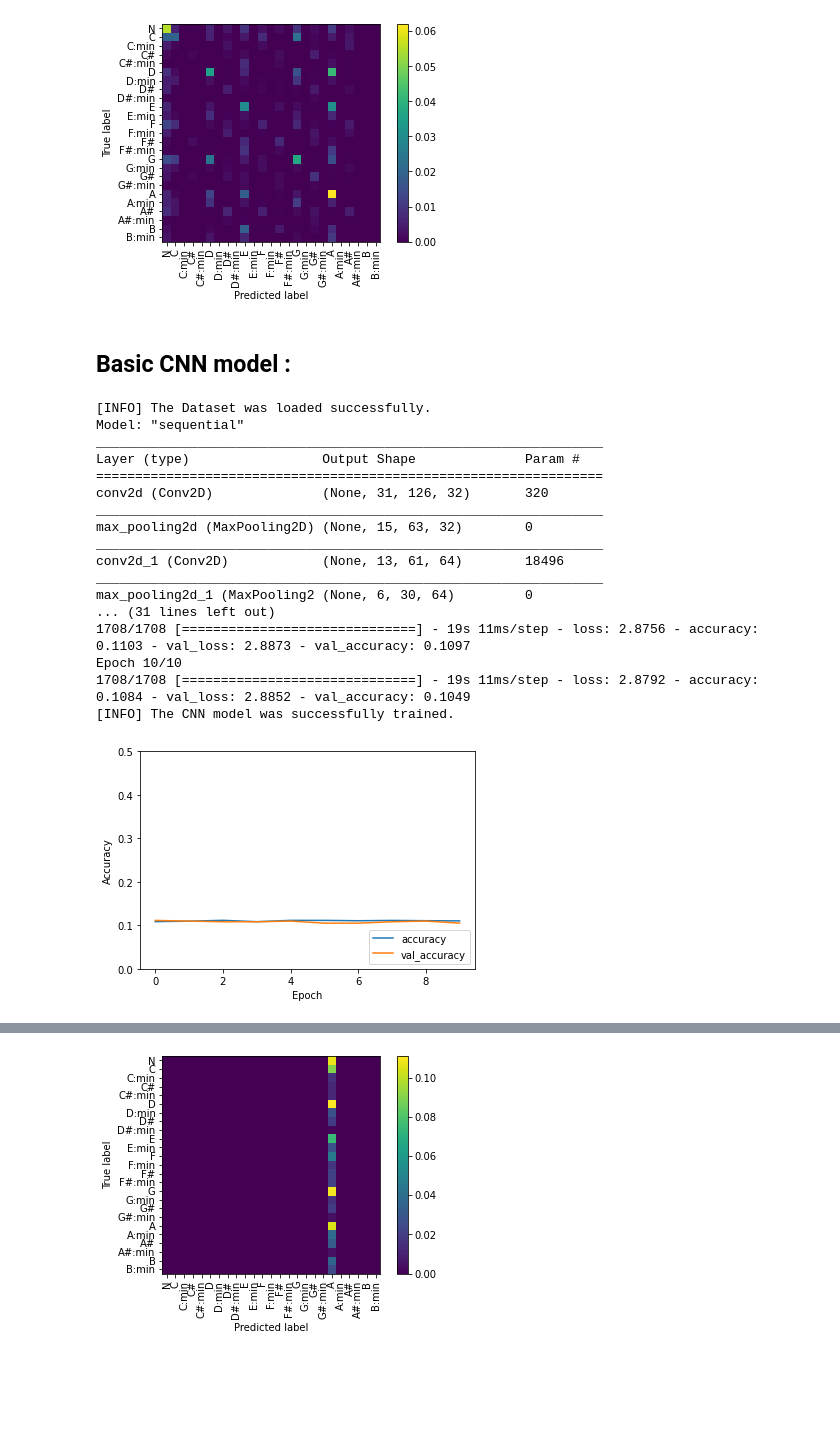
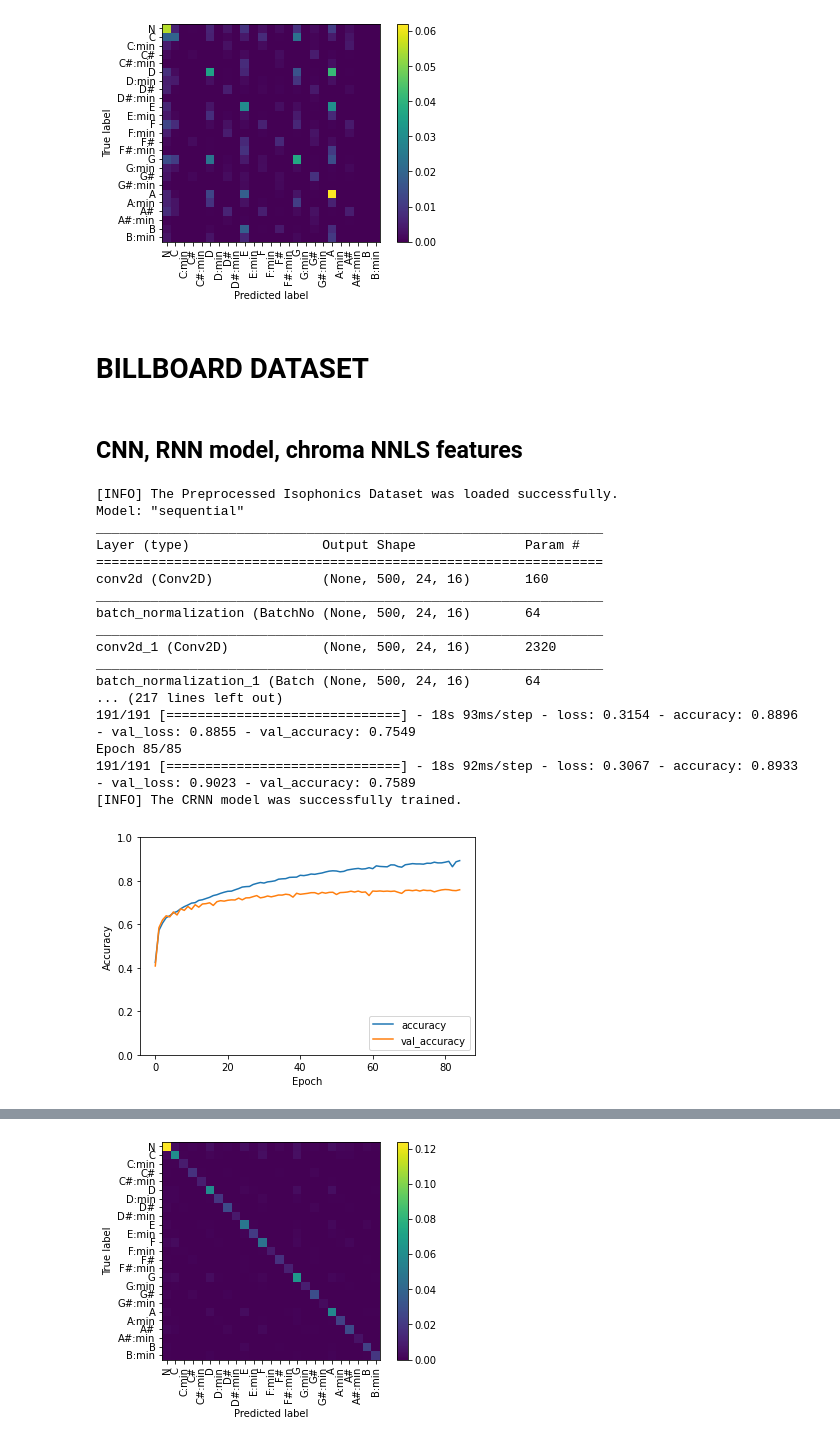
Before and after one commit to lanzv/SongChordsRecognizer, a Jupyter notebook: ACRmodel/ACR - Bakalarska prace.ipynb, the cells around one changed output, grey strips where cells are left out. Cells and saved outputs as stored; diff of their text form; code cells hidden in the pictures; blank space fills up the shorter version.

Commit message:
Results of CRNN on Isophonics and Billboard, Results of Scaler preprocessing

```diff
--- a/ACRmodel/ACR - Bakalarska prace.ipynb
+++ b/ACRmodel/ACR - Bakalarska prace.ipynb
@@ -26,7 +145,7 @@ args = parser.parse_args([] if "__file__" not in globals() else None)
 #!/usr/bin/env python3
 
 # Prepare data
-x, y = IsophonicsDataset.load_preprocessed_dataset("./PreprocessedDatasets/isophonics_5_true_500_1_true.ds")
+x, y = IsophonicsDataset.load_preprocessed_dataset("./PreprocessedDatasets/isophonics_5_true_500_1_true-everything_to_C.ds")
 train_x, dev_x, train_y, dev_y = sklearn.model_selection.train_test_split(x, y, test_size=args.test_size, random_state=args.seed)
 
 # Create model
@@ -73,18 +166,0 @@ mlp_model.display_confusion_matrix(dev_x, dev_y)
-# %%
-#!/usr/bin/env python3
-# Prepare data
-x, y = IsophonicsDataset.load_preprocessed_dataset("./PreprocessedDatasets/isophonics_32_false_10_500_true.ds")
-a, b, c = x.shape
-x = x.reshape((a,b,c,1))
-train_x, dev_x, train_y, dev_y = sklearn.model_selection.train_test_split(x, y, test_size=args.test_size, random_state=args.seed)
-
-# Create model
-cnn_model = CNN(input_shape=(b, c, 1), output_classes=25)
-
-# Train model
-cnn_model.fit(train_x, train_y, dev_x, dev_y)
-
-# Display score
-cnn_model.display_training_progress()
-print("\n","Dev accuracy: ", "{:.2f}".format(100*cnn_model.score(dev_x, dev_y)), "%", "\n")
-cnn_model.display_confusion_matrix(dev_x, dev_y)
@@ -136,42 +189,44 @@ mlp_model.display_confusion_matrix(dev_x, dev_y)
 
  Dev accuracy:  27.31 %
 [figure]
+# %% [markdown]
+# BILLBOARD DATASET
 # %% [markdown]
-## Basic CNN model :
+## CNN, RNN model, chroma NNLS features
 # %%
 #!/usr/bin/env python3
 # Prepare data
-x, y = IsophonicsDataset.load_preprocessed_dataset("./PreprocessedDatasets/isophonics_16_false_100_5.ds")
-a, b, c = x.shape
-x = x.reshape((a,b,c,1))
+x, y = IsophonicsDataset.load_preprocessed_dataset("./PreprocessedDatasets/Billboard500.ds")
+n_samples, n_frames, n_chromas = x.shape
+x = x.reshape((n_samples,n_frames,n_chromas,1))
 train_x, dev_x, train_y, dev_y = sklearn.model_selection.train_test_split(x, y, test_size=args.test_size, random_state=args.seed)
 
 # Create model
-cnn_model = CNN(input_shape=(b, c, 1), output_classes=25)
+crnn_model = CRNN_1(input_shape=(n_frames, n_chromas, 1), output_classes=25)
 
 # Train model
-cnn_model.fit(train_x, train_y, dev_x, dev_y)
+crnn_model.fit(train_x, train_y, dev_x, dev_y, epochs=85)
 
 # Display score
-cnn_model.display_training_progress()
-print("\n","Dev accuracy: ", "{:.2f}".format(100*cnn_model.score(dev_x, dev_y)), "%", "\n")
-cnn_model.display_confusion_matrix(dev_x, dev_y)
+crnn_model.display_training_progress()
+print("\n","Dev accuracy: ", "{:.2f}".format(100*crnn_model.score(dev_x, dev_y)), "%", "\n")
+crnn_model.display_confusion_matrix(dev_x, dev_y)
 # %% [output]
-[INFO] The Dataset was loaded successfully.
+[INFO] The Preprocessed Isophonics Dataset was loaded successfully.
 Model: "sequential"
 _________________________________________________________________
 Layer (type)                 Output Shape              Param #
 =================================================================
-conv2d (Conv2D)              (None, 31, 126, 32)       320
+conv2d (Conv2D)              (None, 500, 24, 16)       160
 _________________________________________________________________
-max_pooling2d (MaxPooling2D) (None, 15, 63, 32)        0
+batch_normalization (BatchNo (None, 500, 24, 16)       64
 _________________________________________________________________
-conv2d_1 (Conv2D)            (None, 13, 61, 64)        18496
+conv2d_1 (Conv2D)            (None, 500, 24, 16)       2320
 _________________________________________________________________
-max_pooling2d_1 (MaxPooling2 (None, 6, 30, 64)         0
-... (31 lines left out)
-1708/1708 [==============================] - 19s 11ms/step - loss: 2.8756 - accuracy: 0.1103 - val_loss: 2.8873 - val_accuracy: 0.1097
-Epoch 10/10
-1708/1708 [==============================] - 19s 11ms/step - loss: 2.8792 - accuracy: 0.1084 - val_loss: 2.8852 - val_accuracy: 0.1049
-[INFO] The CNN model was successfully trained.
+batch_normalization_1 (Batch (None, 500, 24, 16)       64
+... (217 lines left out)
+191/191 [==============================] - 18s 93ms/step - loss: 0.3154 - accuracy: 0.8896 - val_loss: 0.8855 - val_accuracy: 0.7549
+Epoch 85/85
+191/191 [==============================] - 18s 92ms/step - loss: 0.3067 - accuracy: 0.8933 - val_loss: 0.9023 - val_accuracy: 0.7589
+[INFO] The CRNN model was successfully trained.
-[figure, old version]
+[figure, new version]
@@ -181 +236 @@ Epoch 10/10
-[figure, old version]
+[figure, new version]
```
Also changed, not shown: parts of 19 cells of this notebook.
